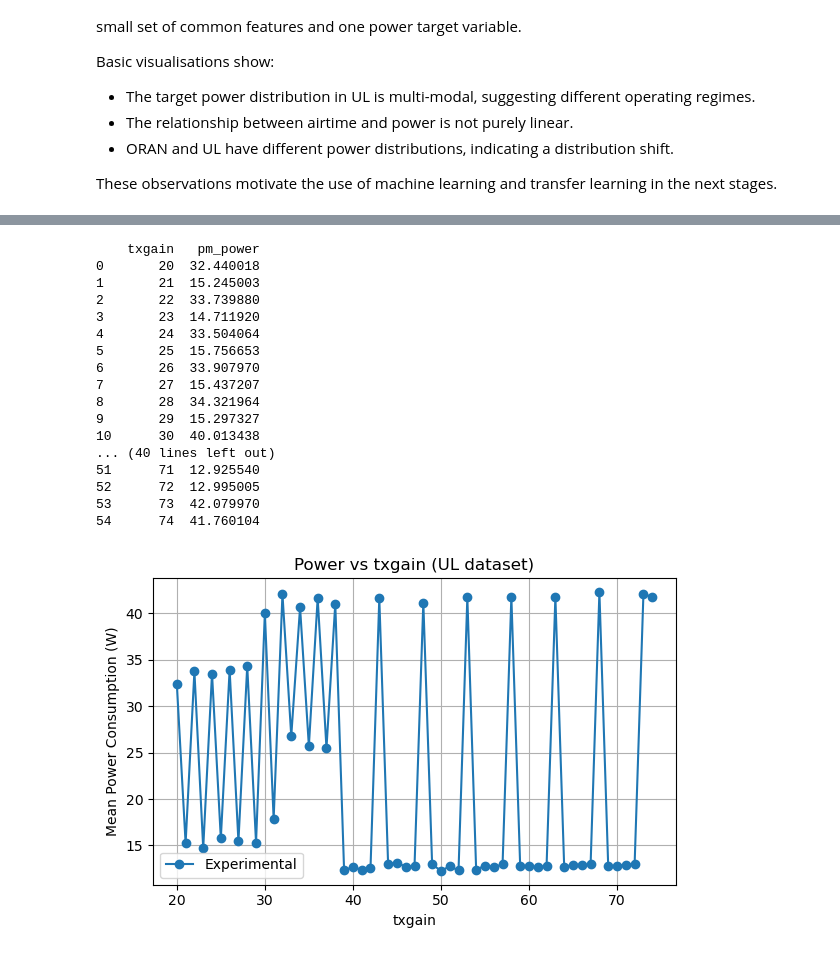
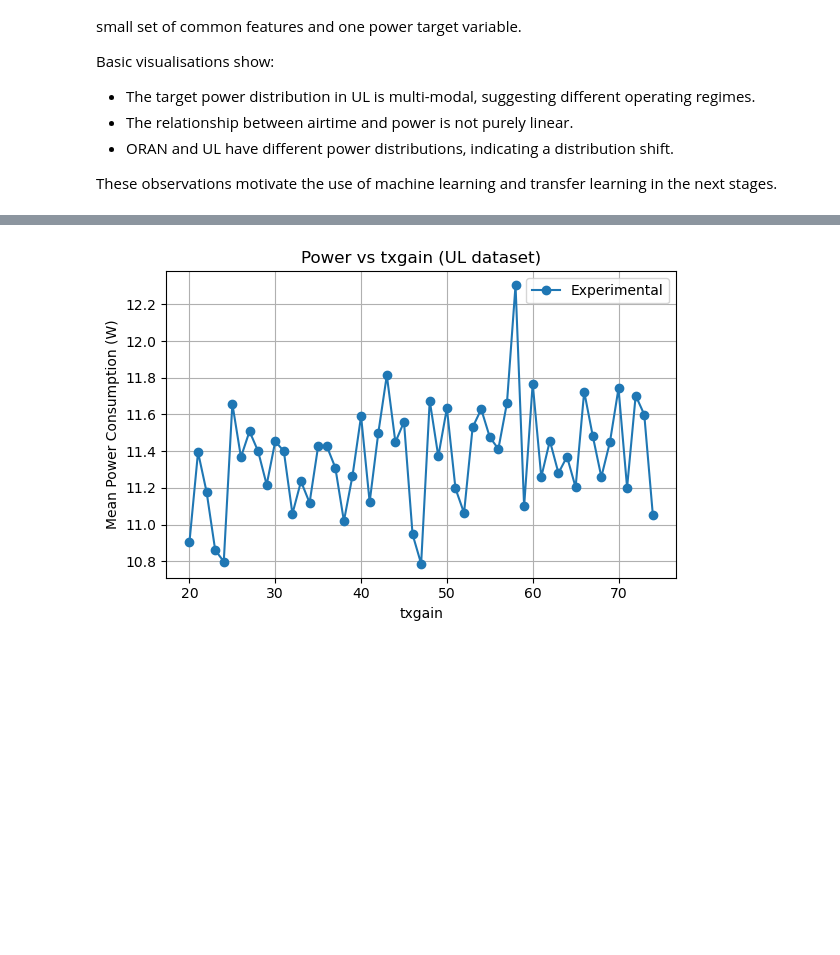
Before and after one commit to samiwu79/BAI_project, a Jupyter notebook: dataprocessing.ipynb, the cells around one changed output, grey strips where cells are left out. Drawn from its saved outputs; the diff is of its cells as text; code cells hidden in the pictures; blank space fills up the shorter version.

```diff
--- a/dataprocessing.ipynb
+++ b/dataprocessing.ipynb
@@ -133,11 +133,17 @@ The output is a cleaned UL table with the same columns as the ORAN table.
 if "UL/DL" in ul.columns:
     ul = ul[ul["UL/DL"] == "UL"].copy()
 
-# 2) Only filter the conditions：BW=50, traffic_load=24
-ul = ul[
-    (ul["BW"] == 50) &
-    (ul["traffic_load"] == 24)
+# 2) Only filter the conditions
+ul_raw = ul.copy()
+
+ul_cond = ul_raw[
+    (ul_raw["BW"] == 50) &
+    (ul_raw["traffic_load"] == 24) &
+    (ul_raw["nRBs"].between(44, 45)) &
+    (ul_raw["clockspeed"].between(2000, 2200))
 ].copy()
+
+print("UL_cond shape:", ul_cond.shape)
 
 # 3) Column name mapping (alignment ORAN/cam-ready)
 ul_colmap = {
@@ -149,19 +155,19 @@ ul_colmap = {
 
 ul_needed_cols = list(ul_colmap.keys())
 
-ul = ul[ul_needed_cols].copy()
-ul = ul.rename(columns=ul_colmap)
+ul_4cols = ul_cond[ul_needed_cols].copy()
+ul_4cols = ul_4cols.rename(columns=ul_colmap)
 
 # 4) numeric clean
 for c in COMMON_FEATURES + [TARGET]:
-    ul[c] = pd.to_numeric(ul[c], errors="coerce")
+    ul_4cols[c] = pd.to_numeric(ul_4cols[c], errors="coerce")
 
-ul = ul.dropna(subset=COMMON_FEATURES + [TARGET])
-ul = ul[ul[TARGET] > 0]
+ul_4cols = ul_4cols.dropna(subset=COMMON_FEATURES + [TARGET])
+ul_4cols = ul_4cols[ul_4cols[TARGET] > 0]
 
 # 5) airtime is rounded to one decimal
-ul["airtime"] = ul["airtime"].round(1)
+ul_4cols["airtime"] = ul_4cols["airtime"].round(1)
 
-print("✅ UL cleaned shape:", ul.shape)
-print("UL columns:", ul.columns.tolist())
+print("✅ UL cleaned shape:", ul_4cols.shape)
+print("UL columns:", ul_4cols.columns.tolist())
 # %% [output]
@@ -174,12 +181,10 @@ UL columns: ['airtime', 'selected_mcs', 'txgain', 'pm_power']
 oran_4cols = oran[COMMON_FEATURES + [TARGET]].copy()
 
 # (2) UL: Conditional Table（BW, traffic_load + input + output）
-ul_with_cond = ul.copy()
-ul_with_cond.insert(0, "traffic_load", 24)
-ul_with_cond.insert(0, "BW", 50)
+ul_with_cond = ul_cond.copy()
 
 # (3) UL: A 4-column table without conditions（input + output）
-ul_4cols = ul[COMMON_FEATURES + [TARGET]].copy()
+ul_4cols = ul_with_cond[COMMON_FEATURES + [TARGET]].copy()
 
 # =========================
 # 7) Print the information of 2 tables
@@ -537,10 +530,10 @@ plt.show()
 # %%
 selected_mcs = 23
-airtime = 0.8
+airtime = 0.3
 
 df_f1 = ul_4cols[
     (ul_4cols["selected_mcs"] == 23) &
-    (ul_4cols["airtime"] == 0.8)
+    (ul_4cols["airtime"] == 0.3)
 ]
 
 df_plot = df_f1.groupby("txgain")["pm_power"].mean().reset_index()
@@ -548,50 +541,33 @@ df_plot = df_f1.groupby("txgain")["pm_power"].mean().reset_index()
 df_f1_mean = (
     df_f1
     .groupby("txgain")["pm_power"]
     .mean()
     .reset_index()
     .sort_values("txgain")
 )
 
-print(df_f1_mean)
+
 
 import matplotlib.pyplot as plt
 
 plt.figure(figsize=(6, 4))
 
 plt.plot(
     df_f1_mean["txgain"],
     df_f1_mean["pm_power"],
     marker="o",
     linestyle="-",
     label="Experimental"
 )
 
 plt.xlabel("txgain")
 plt.ylabel("Mean Power Consumption (W)")
 plt.title("Power vs txgain (UL dataset)")
 plt.grid(True)
 plt.legend()
 
 plt.tight_layout()
 plt.show()
 # %% [output]
-    txgain   pm_power
-0       20  32.440018
-1       21  15.245003
-2       22  33.739880
-3       23  14.711920
-4       24  33.504064
-5       25  15.756653
-6       26  33.907970
-7       27  15.437207
-8       28  34.321964
-9       29  15.297327
-10      30  40.013438
-... (40 lines left out)
-51      71  12.925540
-52      72  12.995005
-53      73  42.079970
-54      74  41.760104
-[figure, old version]
+[figure, new version]
 # %%
```
Also changed, not shown: parts of 12 cells of this notebook.
